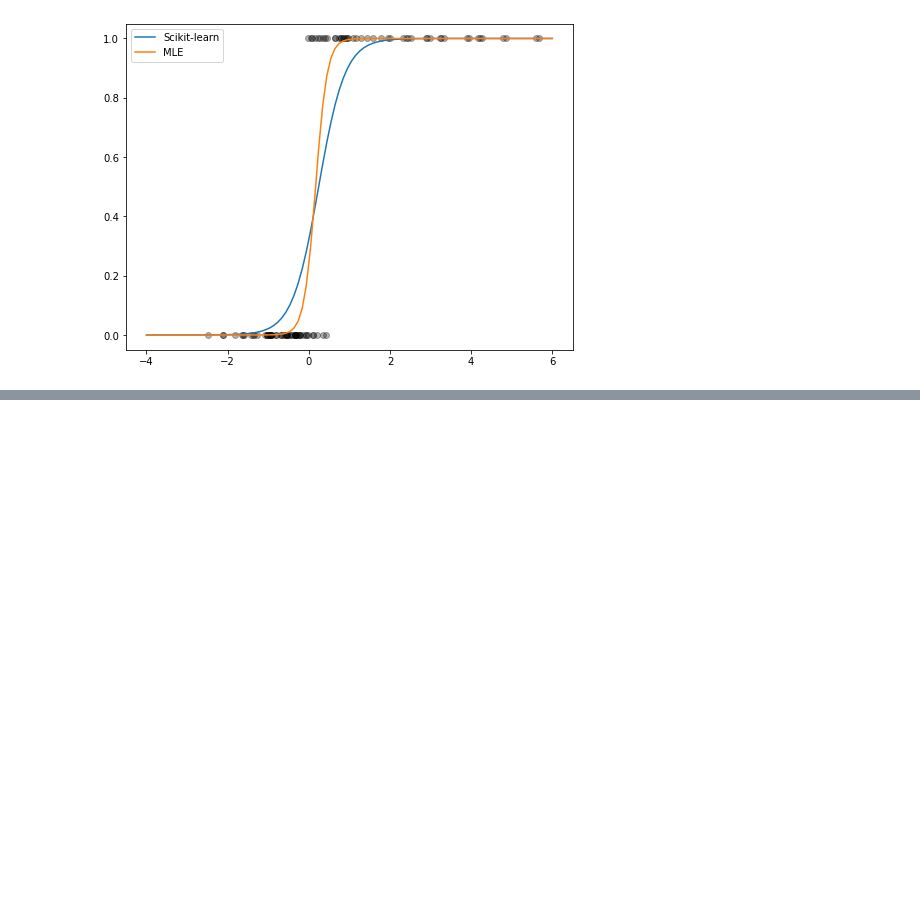
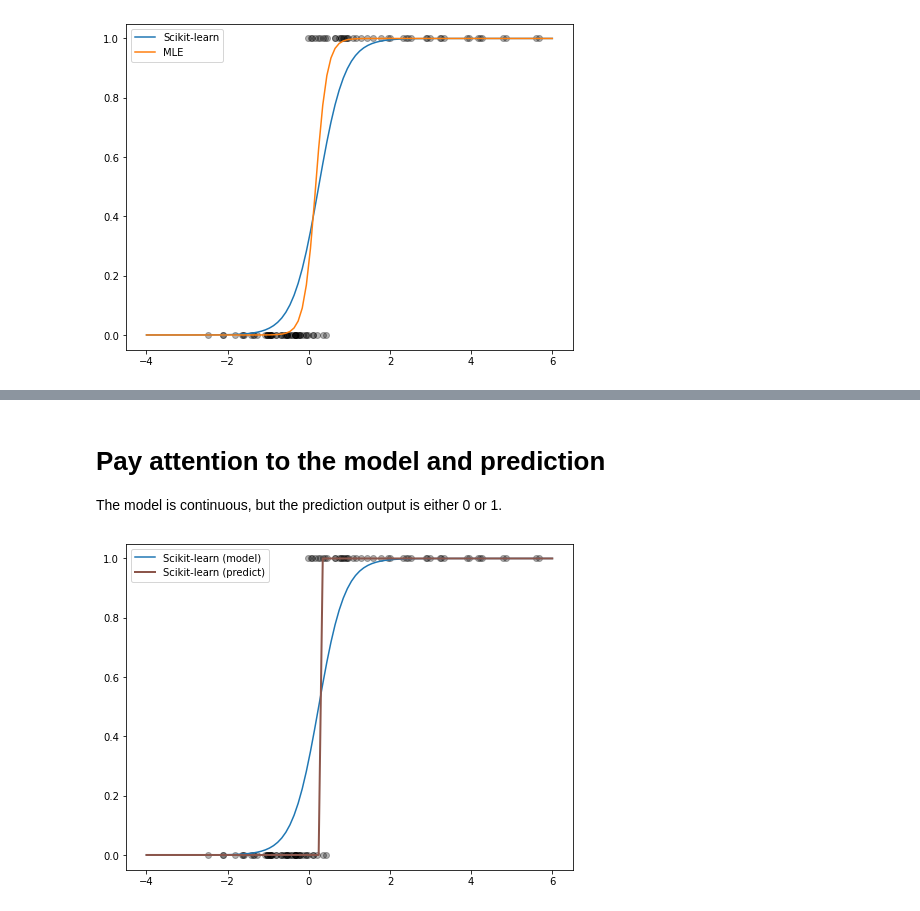
Before and after one commit to junzis/course-regression, a Jupyter notebook: 09_logistic_regression.ipynb, the cells around one changed output, grey strips where cells are left out. Drawn from its saved outputs; the diff is of its cells as text; code cells hidden in the pictures; blank space fills up the shorter version.

```diff
--- a/8_logistic_regression.ipynb
+++ b/09_logistic_regression.ipynb
@@ -282,0 +267,18 @@ plt.show()
+# %% [markdown]
+# Pay attention to the model and prediction
+
+The model is continuous, but the prediction output is either 0 or 1.
+# %%
+logreg = LogisticRegression().fit(X, y)
+
+y_predict = expit(X_test * logreg.coef_ + logreg.intercept_).squeeze()
+y_predict2 = logreg.predict(X_test.reshape(-1, 1))
+
+plt.scatter(X, y, alpha=0.3, color="k")
+plt.plot(X_test, y_predict, color=colors[0], label='Scikit-learn (model)')
+plt.plot(X_test, y_predict2, color=colors[5], lw=2, label='Scikit-learn (predict)')
+
+plt.legend()
+plt.show()
+# %% [output]
+[figure, added]
```
Also changed, not shown: parts of 23 cells of this notebook, 22 other files.
